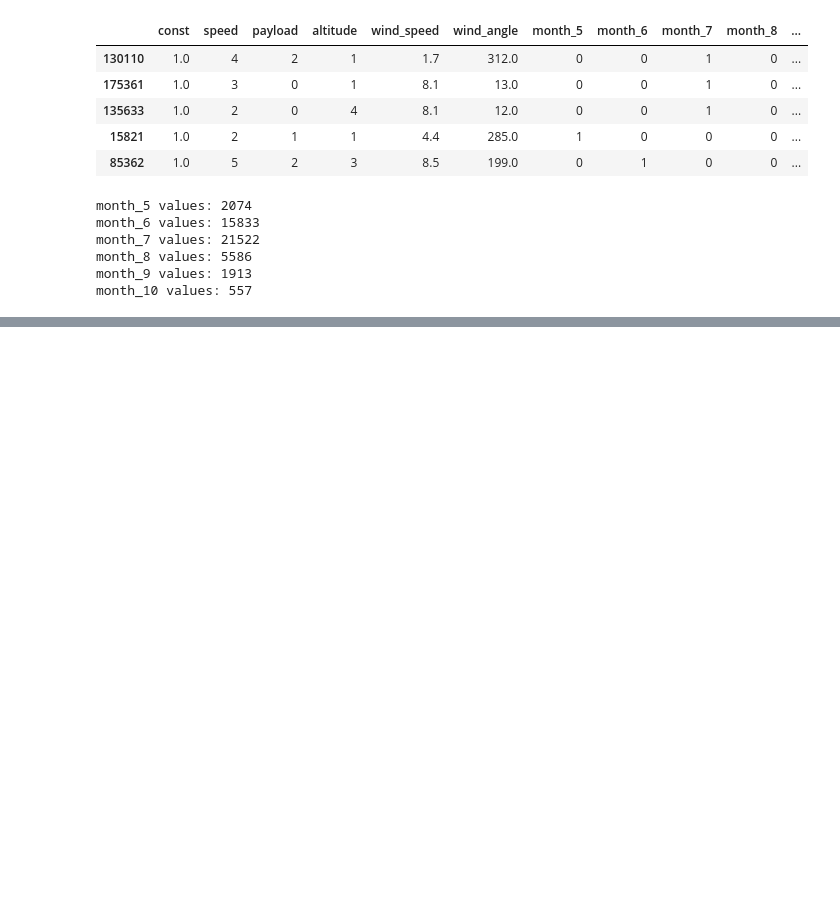
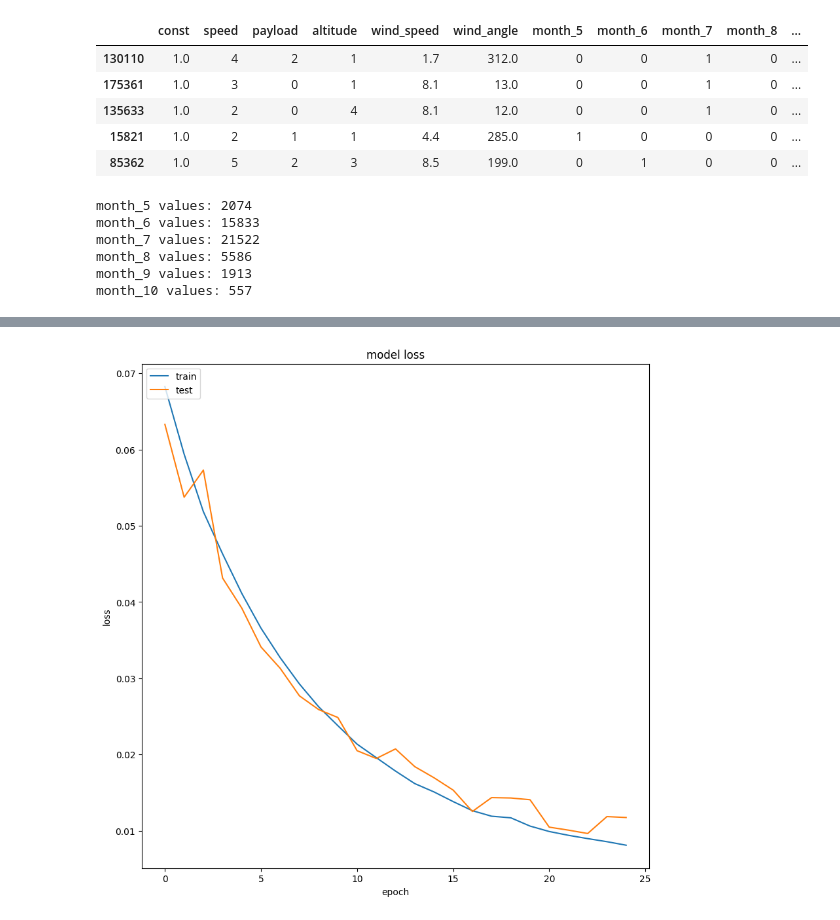
Before and after one commit to caliskate/delivery-drone-flight-predictions, a Jupyter notebook: flight_predictions.ipynb, the cells around one changed output, grey strips where cells are left out. Cells and saved outputs as stored; diff of their text form; code cells hidden in the pictures; blank space fills up the shorter version.

```diff
--- a/flight_predictions.ipynb
+++ b/flight_predictions.ipynb
@@ -828,0 +808,30 @@ Epoch 3/25
+# %%
+# Training only - resolved warning
+# Set tf seed for model weight repeatability
+tf.random.set_seed(42)
+
+# Build the LSTM model
+model = Sequential()
+model.add(Input(shape=(X_train.shape[1], X_train.shape[2])))  # Shape of data for input layer
+model.add(LSTM(units=100, return_sequences=True)) # First LSTM layer
+model.add(LSTM(units=100)) # 2nd LSTM layer
+model.add(Dense(units=1))  # Use an output layer with 1 neuron for altitude
+
+# Compile the model
+model.compile(optimizer='adam', loss='mse')
+
+# Train the model - added val split for loss curve
+history = model.fit(X_train, y_train, epochs=25, batch_size=32, validation_split=0.05)
+
+# Make predictions on the test data
+y_pred = model.predict(X_test)
+
+# Evaluate the model
+mse = mean_squared_error(y_test, y_pred)
+r2 = r2_score(y_test, y_pred)
+
+print(model.summary())
+
+# Print out MSE and R-squared values
+print(f"\nMean Squared Error (MSE): {mse}")
+print(f"R-squared (R2): {r2}")
@@ -828,0 +874,13 @@ Epoch 3/25
+# %%
+# Summarize history for Loss
+fig_acc = plt.figure(figsize=(10, 10))
+plt.plot(history.history['loss'])
+plt.plot(history.history['val_loss'])
+plt.title('model loss')
+plt.ylabel('loss')
+plt.xlabel('epoch')
+plt.legend(['train', 'test'], loc='upper left')
+plt.show()
+fig_acc.savefig("model_loss.png")
+# %% [output]
+[figure, added]
```
Also changed, not shown: parts of 20 cells of this notebook, 1 other file.
